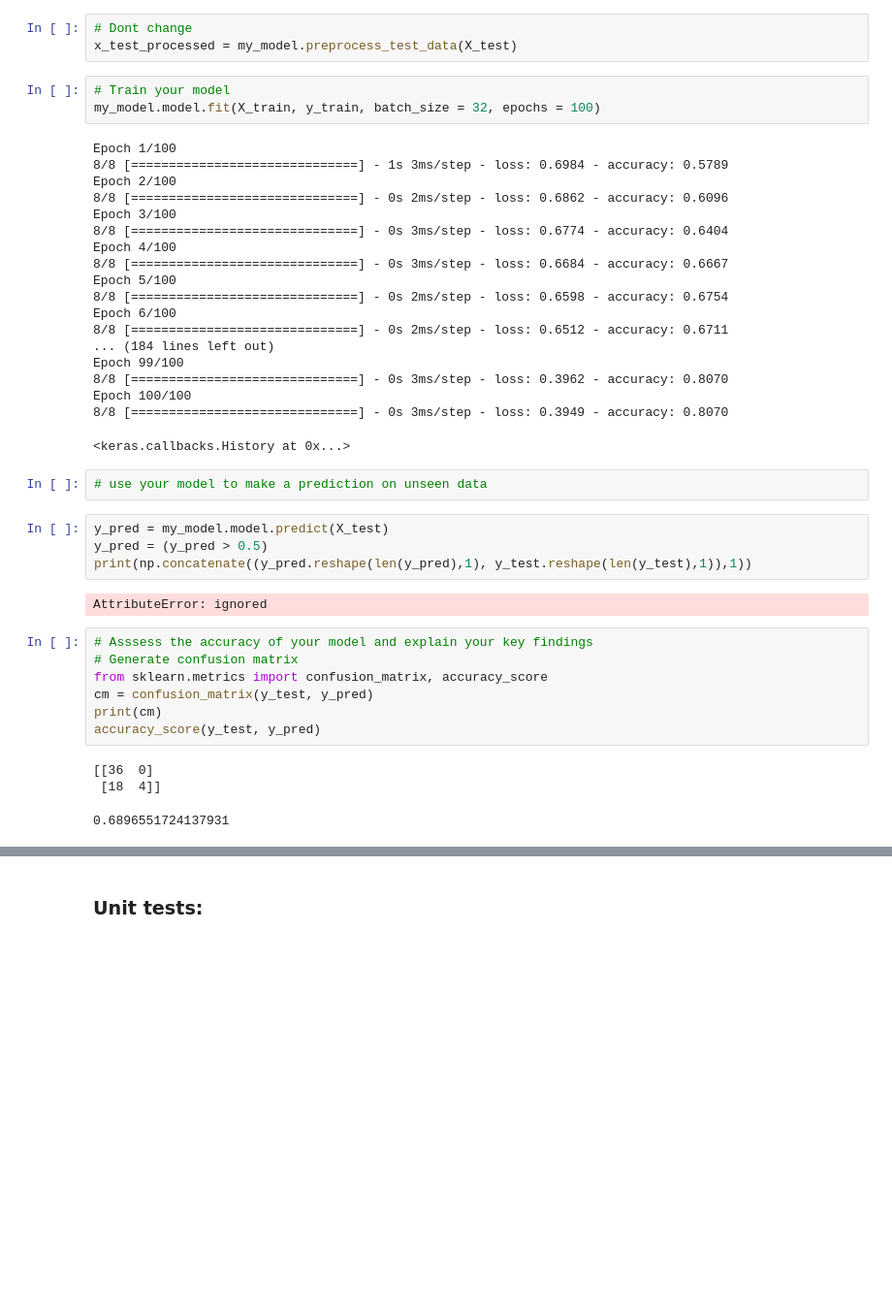
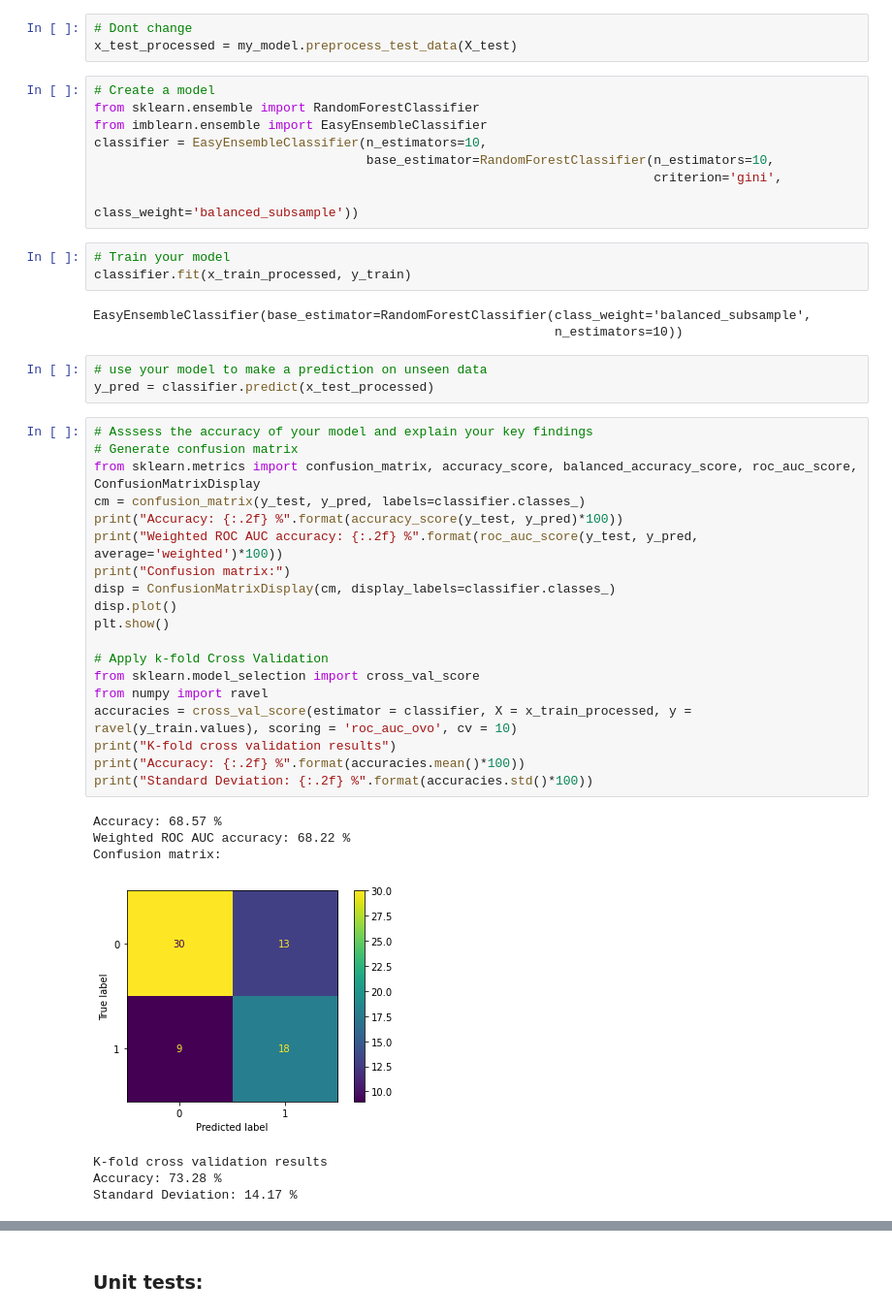
Before and after one commit to StickMonkey615/JHCSMod4, a Jupyter notebook: ANN.ipynb, the cells around one changed output, grey strips where cells are left out. Shown at 97% size. Cells and saved outputs as stored; diff of their text form; blank space fills up the shorter version.

```diff
--- a/ANN.ipynb
+++ b/ANN.ipynb
@@ -145,44 +275,47 @@ my_model.model.compile(optimizer = 'adam', loss = 'binary_crossentropy', metrics
 # %%
 # Dont change
 x_test_processed = my_model.preprocess_test_data(X_test)
+# %%
+# Create a model
+from sklearn.ensemble import RandomForestClassifier
+from imblearn.ensemble import EasyEnsembleClassifier
+classifier = EasyEnsembleClassifier(n_estimators=10,
+                                    base_estimator=RandomForestClassifier(n_estimators=10,
+                                                                          criterion='gini',
+                                                                          class_weight='balanced_subsample'))
 # %%
 # Train your model
-my_model.model.fit(X_train, y_train, batch_size = 32, epochs = 100)
+classifier.fit(x_train_processed, y_train)
 # %% [output]
-Epoch 1/100
-8/8 [==============================] - 1s 3ms/step - loss: 0.6984 - accuracy: 0.5789
-Epoch 2/100
-8/8 [==============================] - 0s 2ms/step - loss: 0.6862 - accuracy: 0.6096
-Epoch 3/100
-8/8 [==============================] - 0s 3ms/step - loss: 0.6774 - accuracy: 0.6404
-Epoch 4/100
-8/8 [==============================] - 0s 3ms/step - loss: 0.6684 - accuracy: 0.6667
-Epoch 5/100
-8/8 [==============================] - 0s 2ms/step - loss: 0.6598 - accuracy: 0.6754
-Epoch 6/100
-8/8 [==============================] - 0s 2ms/step - loss: 0.6512 - accuracy: 0.6711
-... (184 lines left out)
-Epoch 99/100
-8/8 [==============================] - 0s 3ms/step - loss: 0.3962 - accuracy: 0.8070
-Epoch 100/100
-8/8 [==============================] - 0s 3ms/step - loss: 0.3949 - accuracy: 0.8070
+EasyEnsembleClassifier(base_estimator=RandomForestClassifier(class_weight='balanced_subsample',
+                                                             n_estimators=10))
-<keras.callbacks.History at 0x...>
 # %%
 # use your model to make a prediction on unseen data
+y_pred = classifier.predict(x_test_processed)
-# %%
-y_pred = my_model.model.predict(X_test)
-y_pred = (y_pred > 0.5)
-print(np.concatenate((y_pred.reshape(len(y_pred),1), y_test.reshape(len(y_test),1)),1))
-# %% [output]
-AttributeError: ignored
-# %%
-# Asssess the accuracy of your model and explain your key findings
-# Generate confusion matrix
-from sklearn.metrics import confusion_matrix, accuracy_score
-cm = confusion_matrix(y_test, y_pred)
-print(cm)
-accuracy_score(y_test, y_pred)
-# %% [output]
-[[36  0]
- [18  4]]
-0.6896551724137931
+# %%
+# Asssess the accuracy of your model and explain your key findings
+# Generate confusion matrix
+from sklearn.metrics import confusion_matrix, accuracy_score, balanced_accuracy_score, roc_auc_score, ConfusionMatrixDisplay
+cm = confusion_matrix(y_test, y_pred, labels=classifier.classes_)
+print("Accuracy: {:.2f} %".format(accuracy_score(y_test, y_pred)*100))
+print("Weighted ROC AUC accuracy: {:.2f} %".format(roc_auc_score(y_test, y_pred, average='weighted')*100))
+print("Confusion matrix:")
+disp = ConfusionMatrixDisplay(cm, display_labels=classifier.classes_)
+disp.plot()
+plt.show()
+
+# Apply k-fold Cross Validation
+from sklearn.model_selection import cross_val_score
+from numpy import ravel
+accuracies = cross_val_score(estimator = classifier, X = x_train_processed, y = ravel(y_train.values), scoring = 'roc_auc_ovo', cv = 10)
+print("K-fold cross validation results")
+print("Accuracy: {:.2f} %".format(accuracies.mean()*100))
+print("Standard Deviation: {:.2f} %".format(accuracies.std()*100))
+# %% [output]
+Accuracy: 68.57 %
+Weighted ROC AUC accuracy: 68.22 %
+Confusion matrix:
+[figure, added]
+K-fold cross validation results
+Accuracy: 73.28 %
+Standard Deviation: 14.17 %
```
Also changed, not shown: parts of 26 cells of this notebook.
